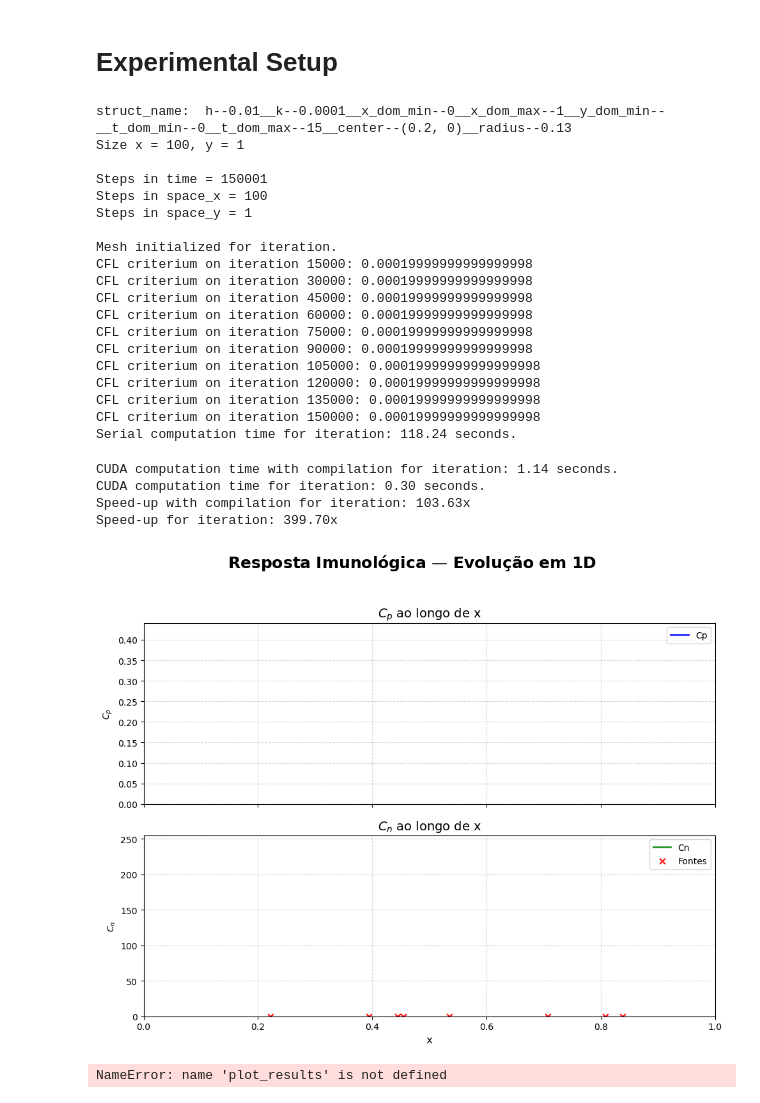
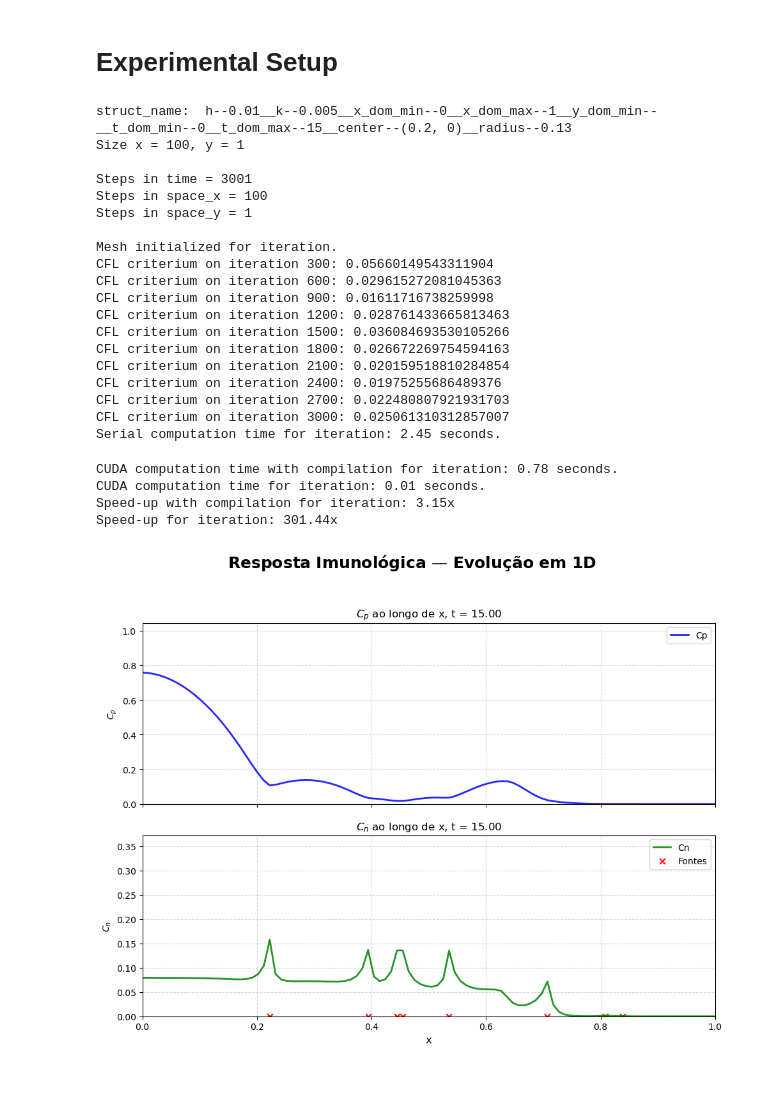
Before and after one commit to Esterci/2D_imune_edema_pinn, a Jupyter notebook: 1D/edp_t_x/fvm_model.ipynb, the cells around one changed output. Cells and saved outputs as stored; diff of their text form; code cells hidden in the pictures.

```diff
--- a/1D/edp_t_x/fvm_model.ipynb
+++ b/1D/edp_t_x/fvm_model.ipynb
@@ -16,8 +16,8 @@ lambd_nb = 1.8
 mi_n = 0.2
 lambd_bn = 0.1
 y_n = 0.1
-Cn_max = 0.55e7
-X_nb = 1
+Cn_max = 0.55e2
+X_nb = 1e-2
 central_ini_cond = 0.4
 
 # Serializing json
@@ -62,7 +62,7 @@ central_ini_cond = constant_properties["central_ini_cond"]
 # Gerenciando propriedades de malha
 # %%
 h = 0.01
-k = 0.0001
+k = 0.005
 x_dom = (0, 1)
 y_dom = (0, h)
 t_dom = (0, 15)
@@ -1416,54 +1416,52 @@ with open(
 ) as f:
     pk.dump(
         {
             "speed_comp_up": speed_comp_up,
             "speed_up": speed_up,
             "cuda_comp_time": cuda_comp_time,
             "cuda_time": cuda_time,
             "serial_time": serial_time,
         },
         f,
     )
 
 animate_1D_evolution(
     size_t,
     size_x,
     t_dom,
     x_dom,
     Cb,
     Cn,
     leu_source_points,
-    5000,
+    (size_t - 1) // 100,
     150,
     name="evolucao_1D__" + str(end),
-    show=True,
 )
 # %% [output]
-struct_name:  h--0.01__k--0.0001__x_dom_min--0__x_dom_max--1__y_dom_min--__t_dom_min--0__t_dom_max--15__center--(0.2, 0)__radius--0.13
+struct_name:  h--0.01__k--0.005__x_dom_min--0__x_dom_max--1__y_dom_min--__t_dom_min--0__t_dom_max--15__center--(0.2, 0)__radius--0.13
 Size x = 100, y = 1
 
-Steps in time = 150001
+Steps in time = 3001
 Steps in space_x = 100
 Steps in space_y = 1
 
 Mesh initialized for iteration.
-CFL criterium on iteration 15000: 0.00019999999999999998
-CFL criterium on iteration 30000: 0.00019999999999999998
-CFL criterium on iteration 45000: 0.00019999999999999998
-CFL criterium on iteration 60000: 0.00019999999999999998
-CFL criterium on iteration 75000: 0.00019999999999999998
-CFL criterium on iteration 90000: 0.00019999999999999998
-CFL criterium on iteration 105000: 0.00019999999999999998
-CFL criterium on iteration 120000: 0.00019999999999999998
-CFL criterium on iteration 135000: 0.00019999999999999998
-CFL criterium on iteration 150000: 0.00019999999999999998
-Serial computation time for iteration: 118.24 seconds.
+CFL criterium on iteration 300: 0.05660149543311904
+CFL criterium on iteration 600: 0.029615272081045363
+CFL criterium on iteration 900: 0.01611716738259998
+CFL criterium on iteration 1200: 0.028761433665813463
+CFL criterium on iteration 1500: 0.036084693530105266
+CFL criterium on iteration 1800: 0.026672269754594163
+CFL criterium on iteration 2100: 0.020159518810284854
+CFL criterium on iteration 2400: 0.01975255686489376
+CFL criterium on iteration 2700: 0.022480807921931703
+CFL criterium on iteration 3000: 0.025061310312857007
+Serial computation time for iteration: 2.45 seconds.
-CUDA computation time with compilation for iteration: 1.14 seconds.
-CUDA computation time for iteration: 0.30 seconds.
-Speed-up with compilation for iteration: 103.63x
-Speed-up for iteration: 399.70x
+CUDA computation time with compilation for iteration: 0.78 seconds.
+CUDA computation time for iteration: 0.01 seconds.
+Speed-up with compilation for iteration: 3.15x
+Speed-up for iteration: 301.44x
-[figure, old version]
+[figure, new version]
-NameError: name 'plot_results' is not defined
 # %%
 device = cuda.get_current_device()
 device.reset()
```
Also changed, not shown: 5 other files.
